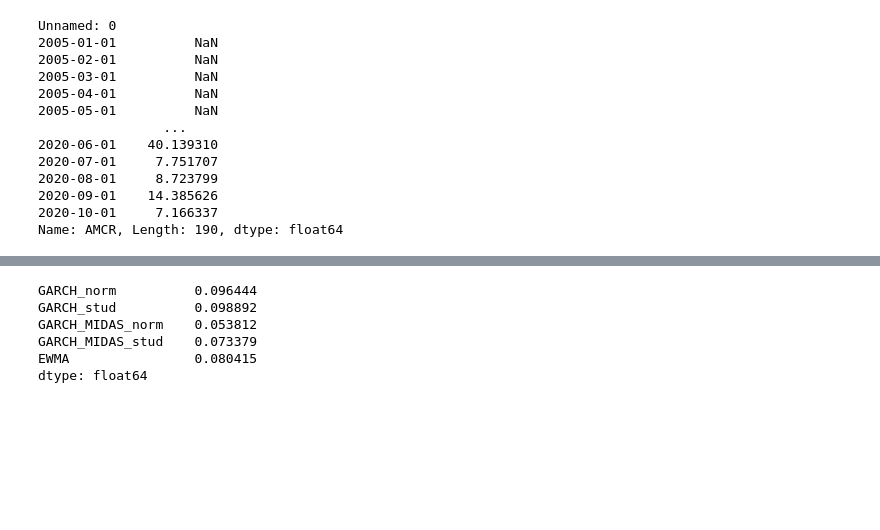
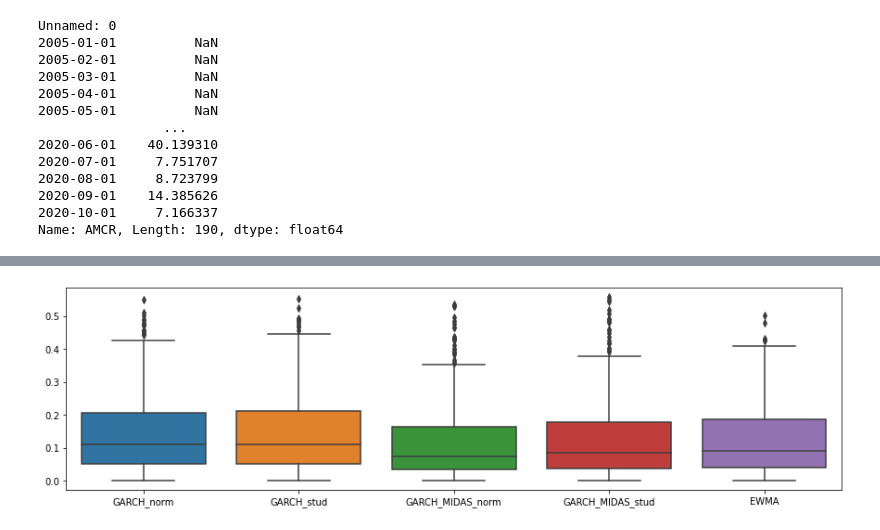
Before and after one commit to NemesiP/volatility-forecasting, a Jupyter notebook: Examples/RMSE.ipynb, the cells around one changed output, grey strips where cells are left out. Drawn from its saved outputs; the diff is of its cells as text; code cells hidden in the pictures; blank space fills up the shorter version.

```diff
--- a/Examples/RMSE.ipynb
+++ b/Examples/RMSE.ipynb
@@ -313,9 +269,6 @@ dtype: float64
 # %%
-df_score_m.mean()
+plt.figure(figsize = (15,4))
+sns.boxplot(data = df_score_m.abs())
+plt.show()
 # %% [output]
-GARCH_norm          0.096444
-GARCH_stud          0.098892
-GARCH_MIDAS_norm    0.053812
-GARCH_MIDAS_stud    0.073379
-EWMA                0.080415
-dtype: float64
+[figure, added]
```
Also changed, not shown: parts of 14 cells of this notebook, 4 other files.
